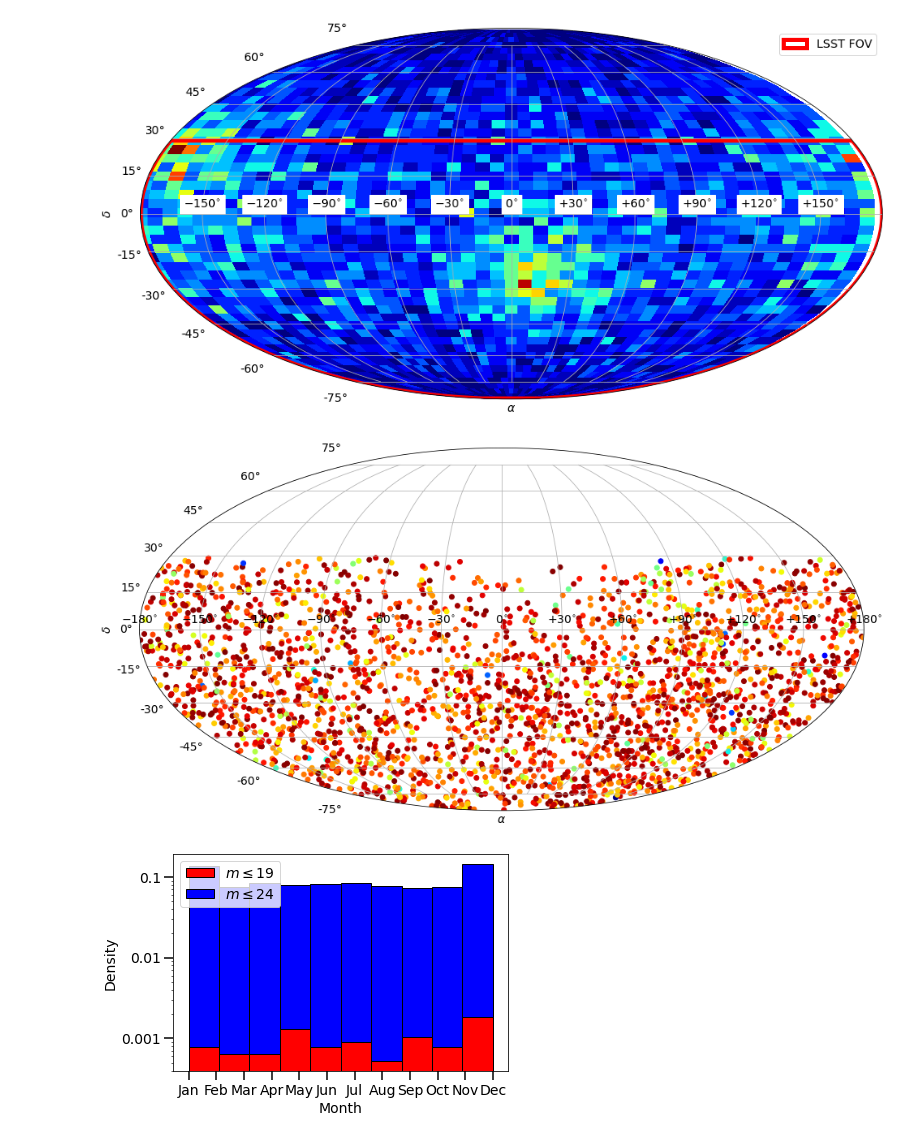
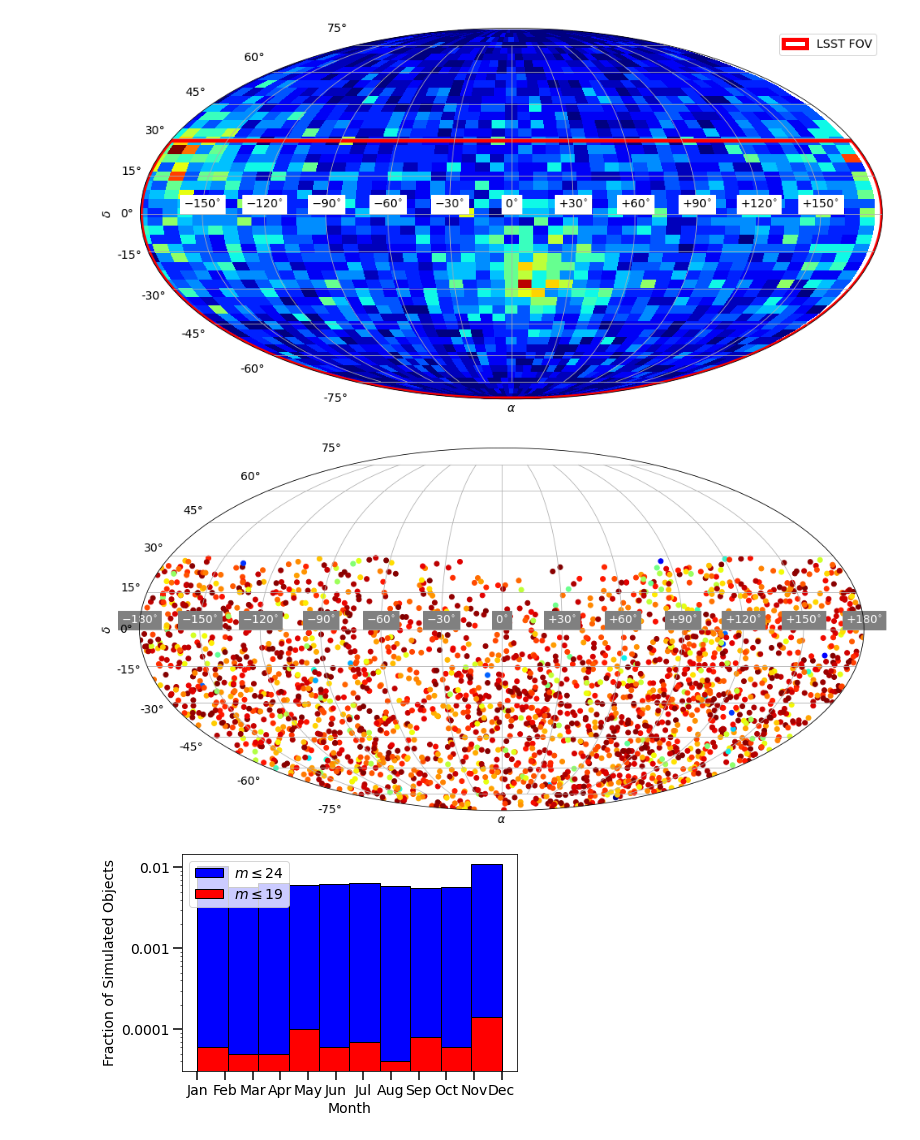
Before and after one commit to djhoover717/ISOAnalysis, a Jupyter notebook: iso_analysis_v4.ipynb, the cells around one changed output. Saved outputs shown, nothing was run; the diff lists cells and outputs as text; code cells hidden in the pictures.

Commit message:
Modified figures for paper

```diff
--- a/iso_analysis_v4.ipynb
+++ b/iso_analysis_v4.ipynb
@@ -326,7 +326,8 @@ ax.scatter(lsst_pos[:, 0], lsst_pos[:, 1], c=lsst_mag, cmap='jet')
 plt.xlabel(r'$\alpha$')
 plt.xticks([-pi, -5*pi/6, -2*pi/3, -pi/2, -pi/3, -pi/6, 0, pi/6, pi/3, pi/2, 2*pi/3, 5*pi/6, pi], [r'$-180^{\circ}$', \
         r'$-150^{\circ}$', r'$-120^{\circ}$', r'$-90^{\circ}$', r'$-60^{\circ}$', r'$-30^{\circ}$', r'$0^{\circ}$', \
-        r'$+30^{\circ}$', r'$+60^{\circ}$', r'$+90^{\circ}$', r'$+120^{\circ}$', r'$+150^{\circ}$', r'$+180^{\circ}$'])
+        r'$+30^{\circ}$', r'$+60^{\circ}$', r'$+90^{\circ}$', r'$+120^{\circ}$', r'$+150^{\circ}$', r'$+180^{\circ}$'], \
+          backgroundcolor='grey', color='white')
 
 plt.ylabel(r'$\delta$')
 plt.grid(True)
@@ -334,29 +335,29 @@ plt.grid(True)
 plt.savefig('figures/lsst_scatter.pdf', bbox_inches='tight', dpi=250)
 plt.show()
 # %% [output]
-[figure, old version]
+[figure, new version]
 # %%
 det_month = np.zeros(NDETECT)
 for i in range(NDETECT):
     det_month[i] = orbits['datetime'][i][orbits['mag'][i] == \
                     orbits['mag'][i][det_ind]][0][1]
 
-c = ['red', 'blue']
-plt.hist([det_month[min_mag <= 19.], det_month[min_mag <= 24.]], \
-         stacked=True, color=c, edgecolor='k', density=True, \
-        label=[r'$m\leq 19$', r'$m\leq 24$'])
+plt.hist(det_month[min_mag <= 24.], color='blue', edgecolor='k', \
+        label=r'$m\leq 24$')
+plt.hist(det_month[min_mag <= 19.], color='red', edgecolor='k', \
+        label=r'$m\leq 19$')
 
 plt.xticks(np.arange(1, 13), ['Jan', 'Feb', 'Mar', 'Apr', \
                              'May', 'Jun', 'Jul', 'Aug', 'Sep', \
                               'Oct', 'Nov', 'Dec'])
 plt.xlabel('Month')
-plt.ylabel('Density')
+plt.ylabel('Fraction of Simulated Objects')
 plt.yscale('log')
-plt.yticks([10**-1, 10**-2, 10**-3], [0.1, 0.01, 0.001])
+plt.yticks([10**1, 10**2, 10**3], np.array([10, 100, 1000])/NSAMPLES)
 
 
 plt.legend(loc='upper left')
 plt.savefig('figures/month_detect.pdf', bbox_inches='tight', dpi=250)
 plt.show()
 # %% [output]
-[figure, old version]
+[figure, new version]
```
Also changed, not shown: 10 other files.
